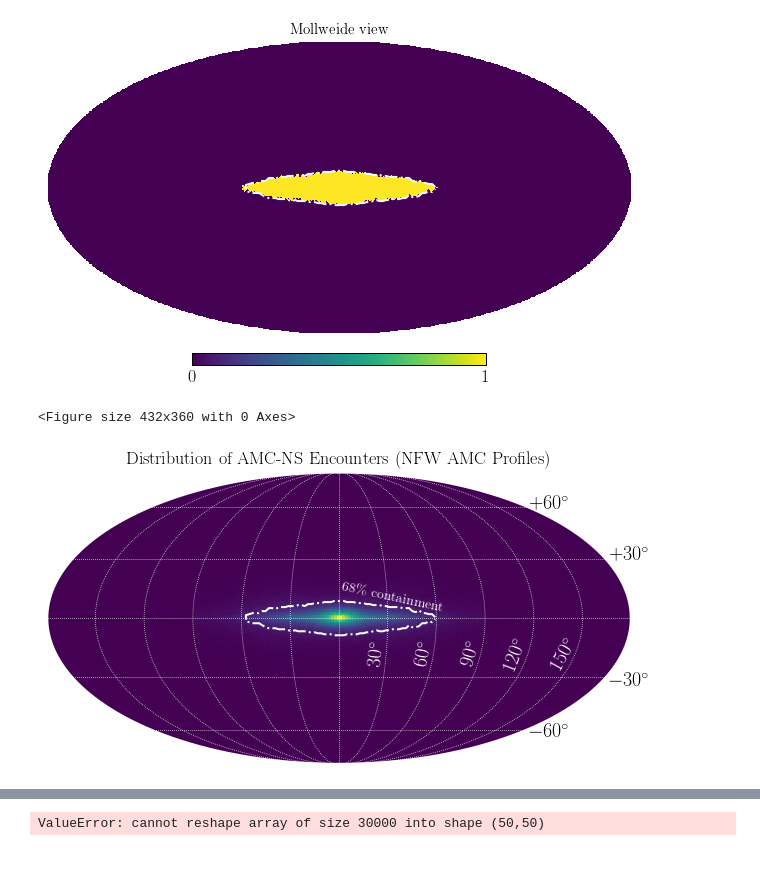
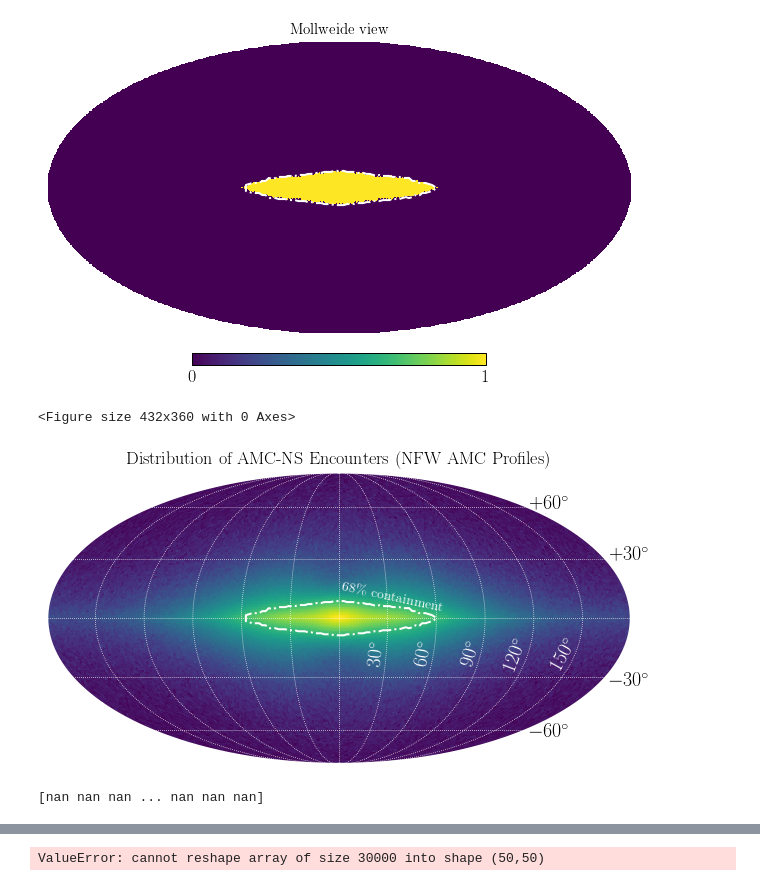
Before and after one commit to bradkav/axion-miniclusters, a Jupyter notebook: code/plotting/SkyMaps.ipynb, the cells around one changed output, grey strips where cells are left out. Drawn from its saved outputs; the diff is of its cells as text; code cells hidden in the pictures.

```diff
--- a/code/plotting/SkyMaps.ipynb
+++ b/code/plotting/SkyMaps.ipynb
@@ -98,0 +93,8 @@ hp.mollview(np.arange(12))
+# %%
+long_bins_dense = np.linspace(-120, 120, 241)
+lat_bins_dense = np.linspace(-45, 45, 91)
+
+long_c_dense = long_bins_dense[1:] + np.diff(long_bins_dense)
+lat_c_dense = lat_bins_dense[1:] + np.diff(lat_bins_dense)
+
+h_all_dense,_,_,_ = plt.hist2d(long_NFW, lat_NFW, bins=(long_bins_dense, lat_bins_dense), density=True)#, range=None, density=False, weights=None, cmin=None, cmax=None, cmap=value)
@@ -98,0 +125,12 @@ hp.mollview(np.arange(12))
+# %%
+#Find threshold value:
+#print(len(counts_NFW))
+count_list = np.geomspace(1e-6, 1, 1000)
+for count in count_list:
+    #print(np.sum(counts_NFW[counts_NFW > count]))
+    if (np.sum(h_all_dense[h_all_dense > count]) < 0.68):
+        contain68_NFW = count
+        break
+print(contain68_NFW)
+print(np.sum(h_all_dense[h_all_dense > 1e-10]))
+print(np.sum(h_all_dense[h_all_dense > contain68_NFW]))
@@ -99,5 +244,5 @@ hp.mollview(np.arange(12))
 # %%
-N_side = 50
+N_side = 25
 # %%
 pix_PL = hp.pixelfunc.ang2pix(N_side, long_PL, lat_PL, nest=False, lonlat=True)
 pix_NFW = hp.pixelfunc.ang2pix(N_side, long_NFW, lat_NFW, nest=False, lonlat=True)
@@ -115,3 +270,9 @@ counts_NFW /= np.sum(counts_NFW)
+# %%
+counts_NFW_bright = np.zeros(npix)
+for i in tqdm(range(npix)):
+    counts_NFW_bright[i] = np.count_nonzero(pix_NFW[mean_flux_NFW > 1e3] == i)
+
+counts_NFW_bright /= np.sum(counts_NFW_bright)
 # %%
 plt.figure()
 #hp.mollview(np.log10((counts_PL + 1)/np.sum(counts_PL)), cbar=False)
@@ -244,7 +405,8 @@ hp.projplot(lon_list_NFW,lat_list_NFW, lonlat=True,color='w', linestyle='-.',lw=
 # %%
 plt.figure(figsize=(6,5))
 #hp.mollview(np.log10((counts_NFW+1)/np.sum(counts_NFW)), cbar=False)
-hp.mollview((counts_NFW+1e-6)/np.sum(counts_NFW), cbar=False)#, cbar=True)
+#hp.mollview((counts_NFW+1e-6)/np.sum(counts_NFW), cbar=False)#, cbar=True)
+hp.mollview(np.log10(counts_NFW+1e-6), cbar=False)#, cbar=True)
 #hp.graticule(30,color='white')
 
 b_list = np.linspace(-90, 90,1000)
@@ -276,32 +438,36 @@ hp.projplot(0.0*b_list + 179.9,b_list, lonlat=True, color='w',lw=3)
 
 plt.text(1.3, 0.75,r'$+60^\circ$', fontsize=20)
 plt.text(1.85, 0.4,r'$+30^\circ$', fontsize=20)
 
 plt.text(1.85, -0.45,r'$-30^\circ$', fontsize=20)
 plt.text(1.3, -0.8,r'$-60^\circ$', fontsize=20)
 
 #props = dict(facecolor='white', alpha=0.25, edgecolor='none', boxstyle="round,pad=0.25,rounding_size=0.5")
 props=None
 
 plt.text(0.19, -0.25, r'$30^\circ$', color='white', rotation=84, bbox=props, va='center', fontsize=20)
 plt.text(0.50, -0.25, r'$60^\circ$', color='white', rotation=79, bbox=props, va='center', fontsize=20)
 plt.text(0.82, -0.25, r'$90^\circ$', color='white', rotation=74, bbox=props, va='center', fontsize=20)
 plt.text(1.11, -0.25, r'$120^\circ$', color='white', rotation=69, bbox=props, va='center', fontsize=20)
 plt.text(1.43, -0.25, r'$150^\circ$', color='white', rotation=61, bbox=props, va='center', fontsize=20)
 #plt.text(-0.55, 0.20, r'$68\%$ containment', color='white', rotation=0, bbox=props, va='center', fontsize=16)
 
 plt.text(0.01, 0.14, r'$68\%$ containment', color='white', rotation=-12, bbox=props, va='center', fontsize=14)
 
 l_list = np.linspace(-180, 180, 1000)
 
 for lon in np.arange(-90, 90, 30):
     hp.projplot(l_list,0.0*l_list + lon, lonlat=True,color='w', linestyle=':', lw=0.75)
 
 plt.title("Distribution of AMC-NS Encounters (NFW AMC Profiles)", fontsize=18)
 
 
-plt.savefig("../../plots/SkyMap_Moll_NFW%s.pdf"%(cut_text,), bbox_inches="tight")
+plt.savefig("../../plots/SkyMap_Moll_NFW_logscale.pdf", bbox_inches="tight")
 plt.show()
 # %% [output]
 <Figure size 432x360 with 0 Axes>
-[figure, old version]
+[figure, new version]
+# %%
+print(counts_NFW_bright)
+# %% [output]
+[nan nan nan ... nan nan nan]
```
Also changed, not shown: parts of 29 cells of this notebook, 23 other files.
